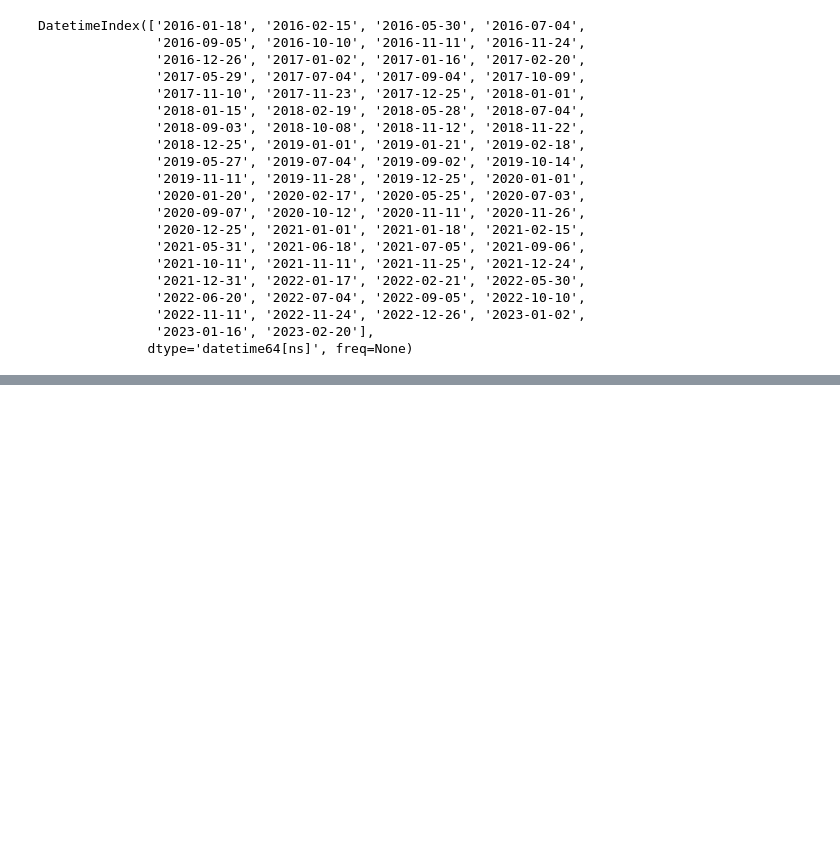
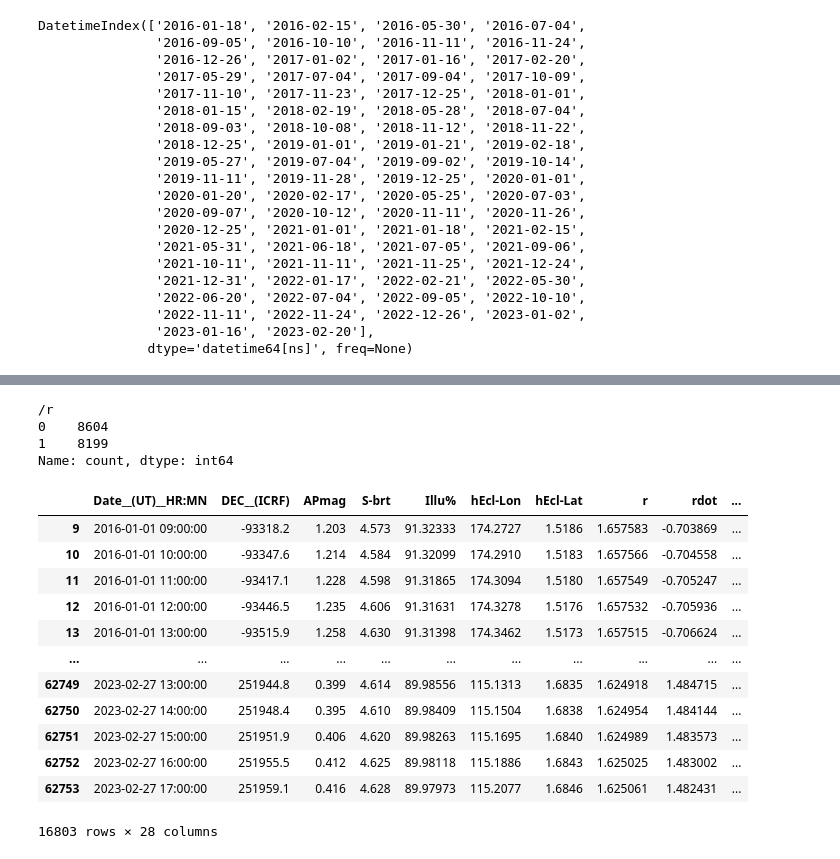
Before and after one commit to makibrte/finance-team, a Jupyter notebook: Data/alexNote.ipynb, the cells around one changed output, grey strips where cells are left out. Saved outputs shown, nothing was run; the diff lists cells and outputs as text; code cells hidden in the pictures; blank space fills up the shorter version.

```diff
--- a/Data/alexNote.ipynb
+++ b/Data/alexNote.ipynb
@@ -273,0 +297,30 @@ work_hour_df.shape
+# %%
+work_hour_df['/r'] = work_hour_df['/r'].replace({'/T': 1,
+                            '/L': 0})
+# %%
+work_hour_df['/r'].value_counts()
+# %% [output]
+/r
+0    8604
+1    8199
+Name: count, dtype: int64
+# %%
+work_hour_df['date'] = pd.to_datetime(work_hour_df['date'])
+# %%
+work_hour_df.drop('R.A._(ICRF)', axis=1, inplace=True)
+# %%
+work_hour_df
+# %% [output]
+|  | Date__(UT)__HR:MN | DEC__(ICRF) | APmag | S-brt | Illu% | hEcl-Lon | hEcl-Lat | r | rdot | ... |
+| 9 | 2016-01-01 09:00:00 | -93318.2 | 1.203 | 4.573 | 91.32333 | 174.2727 | 1.5186 | 1.657583 | -0.703869 | ... |
+| 10 | 2016-01-01 10:00:00 | -93347.6 | 1.214 | 4.584 | 91.32099 | 174.2910 | 1.5183 | 1.657566 | -0.704558 | ... |
+| 11 | 2016-01-01 11:00:00 | -93417.1 | 1.228 | 4.598 | 91.31865 | 174.3094 | 1.5180 | 1.657549 | -0.705247 | ... |
+| 12 | 2016-01-01 12:00:00 | -93446.5 | 1.235 | 4.606 | 91.31631 | 174.3278 | 1.5176 | 1.657532 | -0.705936 | ... |
+| 13 | 2016-01-01 13:00:00 | -93515.9 | 1.258 | 4.630 | 91.31398 | 174.3462 | 1.5173 | 1.657515 | -0.706624 | ... |
+| ... | ... | ... | ... | ... | ... | ... | ... | ... | ... | ... |
+| 62749 | 2023-02-27 13:00:00 | 251944.8 | 0.399 | 4.614 | 89.98556 | 115.1313 | 1.6835 | 1.624918 | 1.484715 | ... |
+| 62750 | 2023-02-27 14:00:00 | 251948.4 | 0.395 | 4.610 | 89.98409 | 115.1504 | 1.6838 | 1.624954 | 1.484144 | ... |
+| 62751 | 2023-02-27 15:00:00 | 251951.9 | 0.406 | 4.620 | 89.98263 | 115.1695 | 1.6840 | 1.624989 | 1.483573 | ... |
+| 62752 | 2023-02-27 16:00:00 | 251955.5 | 0.412 | 4.625 | 89.98118 | 115.1886 | 1.6843 | 1.625025 | 1.483002 | ... |
+| 62753 | 2023-02-27 17:00:00 | 251959.1 | 0.416 | 4.628 | 89.97973 | 115.2077 | 1.6846 | 1.625061 | 1.482431 | ... |
+16803 rows × 28 columns
```
Also changed, not shown: parts of 14 cells of this notebook.
